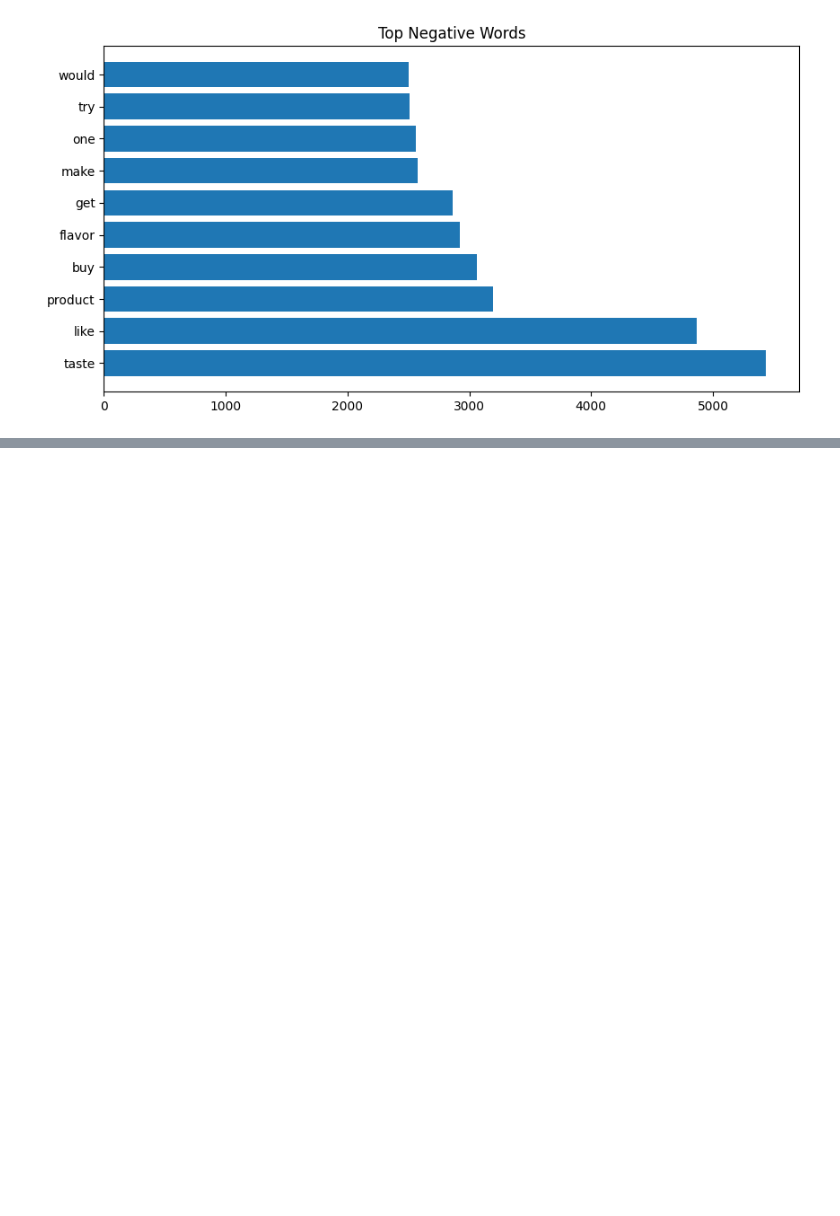
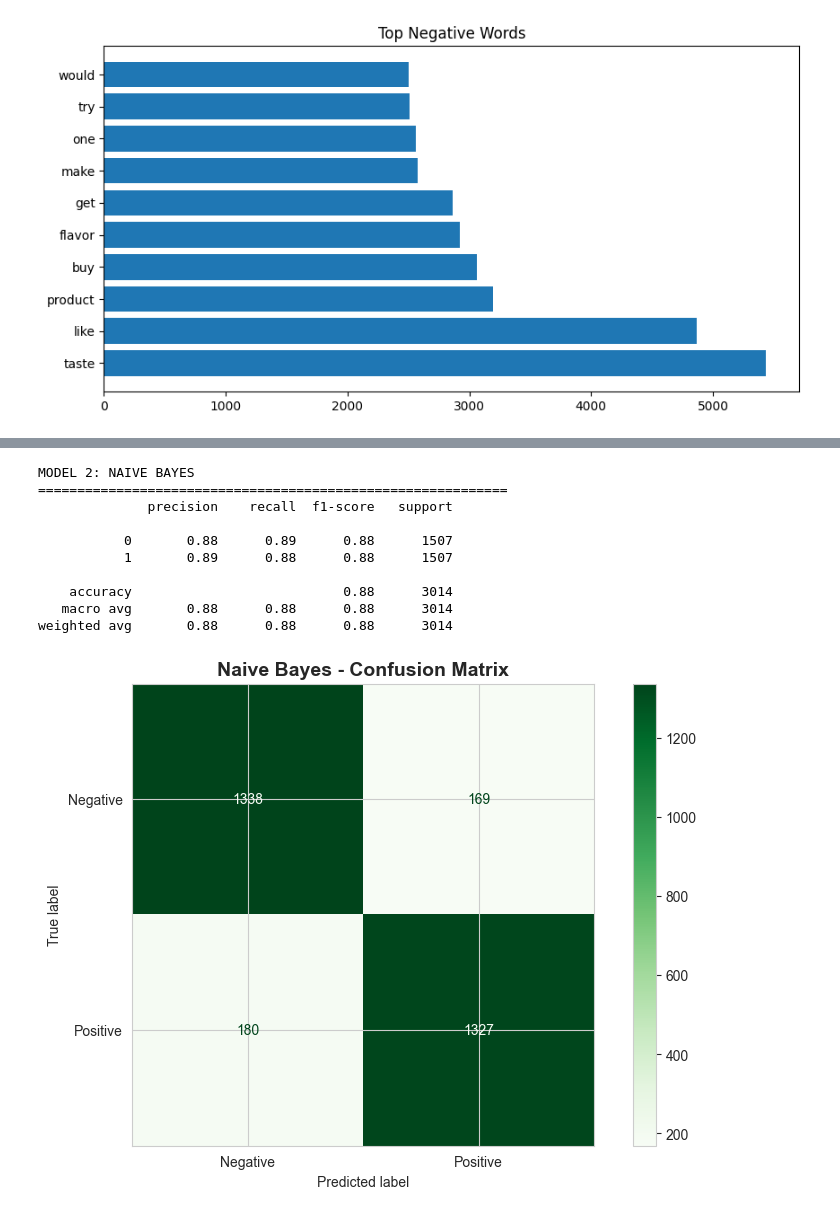
Before and after one commit to mo-sameh1/Sentiment-Analysis-for-Product-Reviews, a Jupyter notebook: src/transformers/EDA.ipynb, the cells around one changed output, grey strips where cells are left out. Drawn from its saved outputs; the diff is of its cells as text; code cells hidden in the pictures; blank space fills up the shorter version.

```diff
--- a/src/transformers/EDA.ipynb
+++ b/src/transformers/EDA.ipynb
@@ -329,0 +400,28 @@ plt.show()
+# %%
+print("MODEL 2: NAIVE BAYES")
+print("="*60)
+
+nb = MultinomialNB(alpha=1.0)
+nb.fit(X_train, y_train)
+y_pred_nb = nb.predict(X_test)
+
+print(classification_report(y_test, y_pred_nb))
+
+# Confusion Matrix
+cm_nb = confusion_matrix(y_test, y_pred_nb)
+disp_nb = ConfusionMatrixDisplay(cm_nb, display_labels=['Negative', 'Positive'])
+disp_nb.plot(cmap='Greens')
+plt.title("Naive Bayes - Confusion Matrix", fontsize=14, fontweight='bold')
+plt.show()
+# %% [output]
+MODEL 2: NAIVE BAYES
+============================================================
+              precision    recall  f1-score   support
+
+           0       0.88      0.89      0.88      1507
+           1       0.89      0.88      0.88      1507
+
+    accuracy                           0.88      3014
+   macro avg       0.88      0.88      0.88      3014
+weighted avg       0.88      0.88      0.88      3014
+[figure, added]
```
Also changed, not shown: parts of 25 cells of this notebook, 3 other files.
